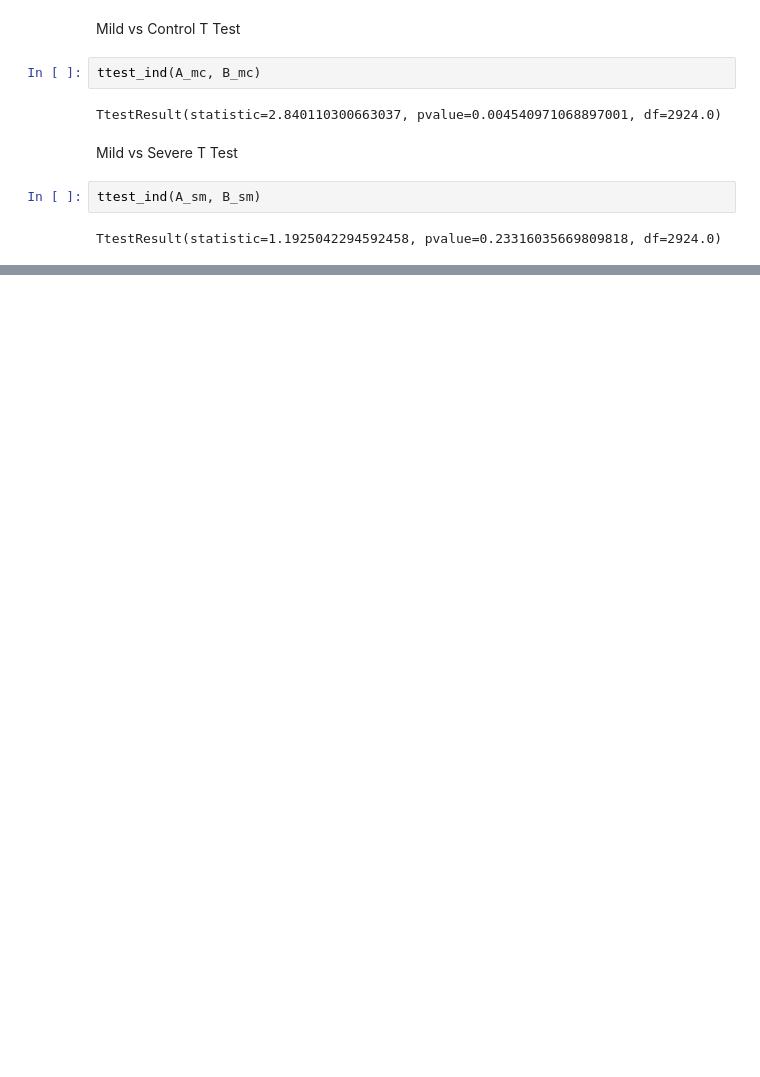
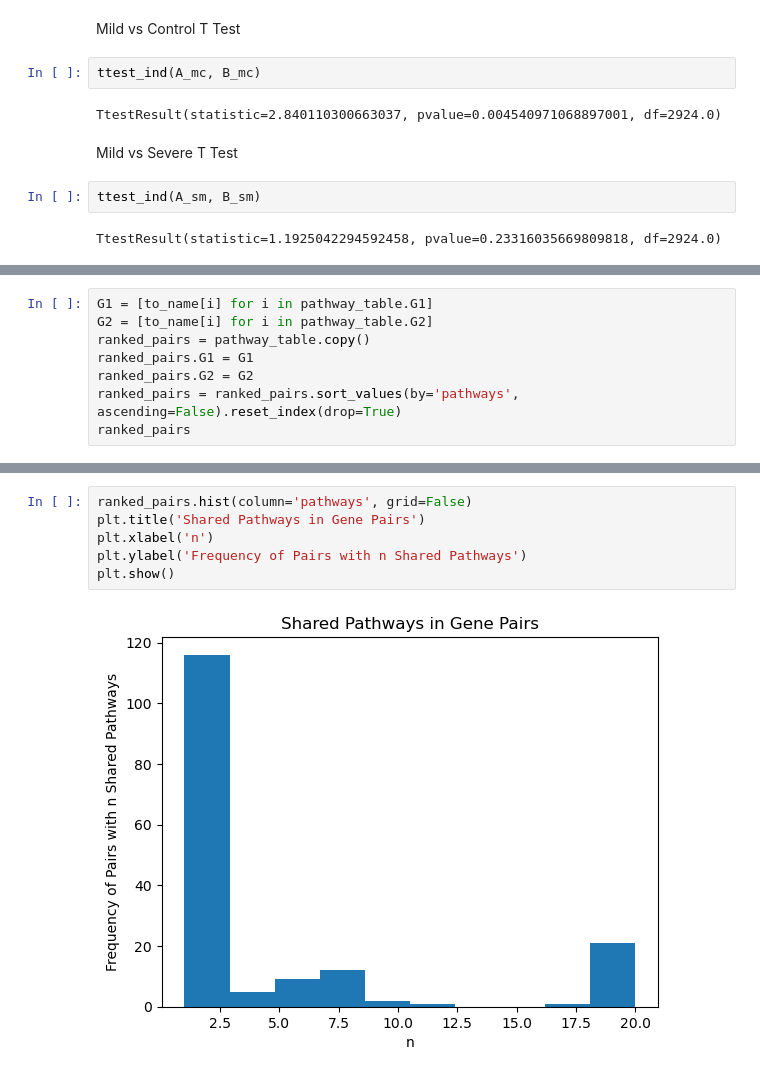
Before and after one commit to SignatureDiagnostics/pathway_analysis, a Jupyter notebook: exploratory_work.ipynb, the cells around one changed output, grey strips where cells are left out. Drawn from its saved outputs; the diff is of its cells as text; blank space fills up the shorter version.

```diff
--- a/exploratory_work.ipynb
+++ b/exploratory_work.ipynb
@@ -142,0 +200,8 @@ First we plot each pair on a scatterplot, comparing the number of pathways it ha
+# %%
+G1 = [to_name[i] for i in pathway_table.G1]
+G2 = [to_name[i] for i in pathway_table.G2]
+ranked_pairs = pathway_table.copy()
+ranked_pairs.G1 = G1
+ranked_pairs.G2 = G2
+ranked_pairs = ranked_pairs.sort_values(by='pathways', ascending=False).reset_index(drop=True)
+ranked_pairs
@@ -142,0 +226,8 @@ First we plot each pair on a scatterplot, comparing the number of pathways it ha
+# %%
+ranked_pairs.hist(column='pathways', grid=False)
+plt.title('Shared Pathways in Gene Pairs')
+plt.xlabel('n')
+plt.ylabel('Frequency of Pairs with n Shared Pathways')
+plt.show()
+# %% [output]
+[figure, added]
```
Also changed, not shown: parts of 24 cells of this notebook, 1 other file.
